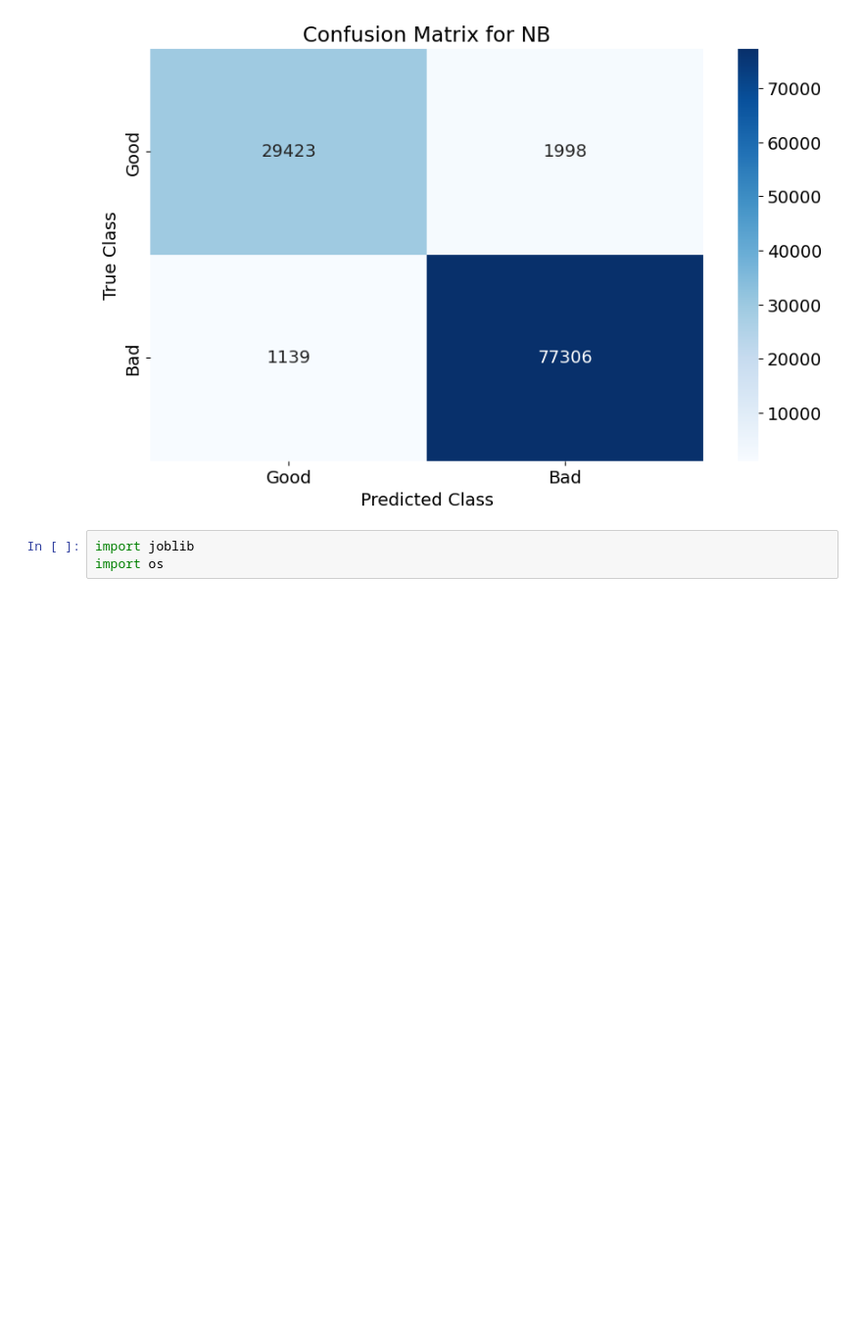
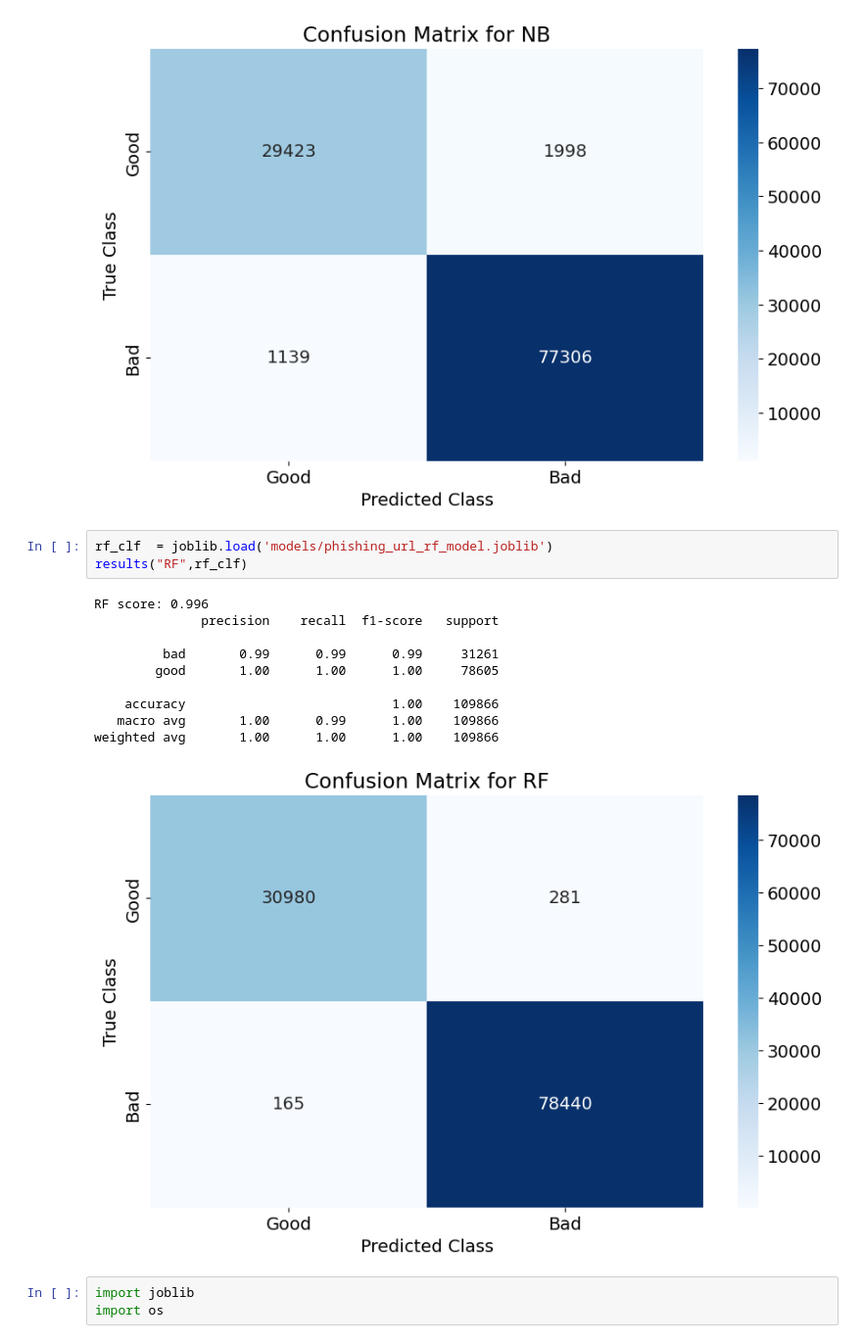
Before and after one commit to n1ved/mini-project, a Jupyter notebook: RF_RC1/R4.ipynb, the cells around one changed output. Shown at 98% size. Cells and saved outputs as stored; diff of their text form; blank space fills up the shorter version.

```diff
--- a/RF_RC1/R4.ipynb
+++ b/RF_RC1/R4.ipynb
@@ -342,6 +342,20 @@ NB score: 0.971
    macro avg       0.97      0.96      0.96    109866
 weighted avg       0.97      0.97      0.97    109866
 [figure]
+# %%
+rf_clf  = joblib.load('models/phishing_url_rf_model.joblib')
+results("RF",rf_clf)
+# %% [output]
+RF score: 0.996
+              precision    recall  f1-score   support
+
+         bad       0.99      0.99      0.99     31261
+        good       1.00      1.00      1.00     78605
+
+    accuracy                           1.00    109866
+   macro avg       1.00      0.99      1.00    109866
+weighted avg       1.00      1.00      1.00    109866
+[figure, added]
 # %%
 import joblib
 import os
```
Also changed, not shown: parts of 4 cells of this notebook, 2 other files.
